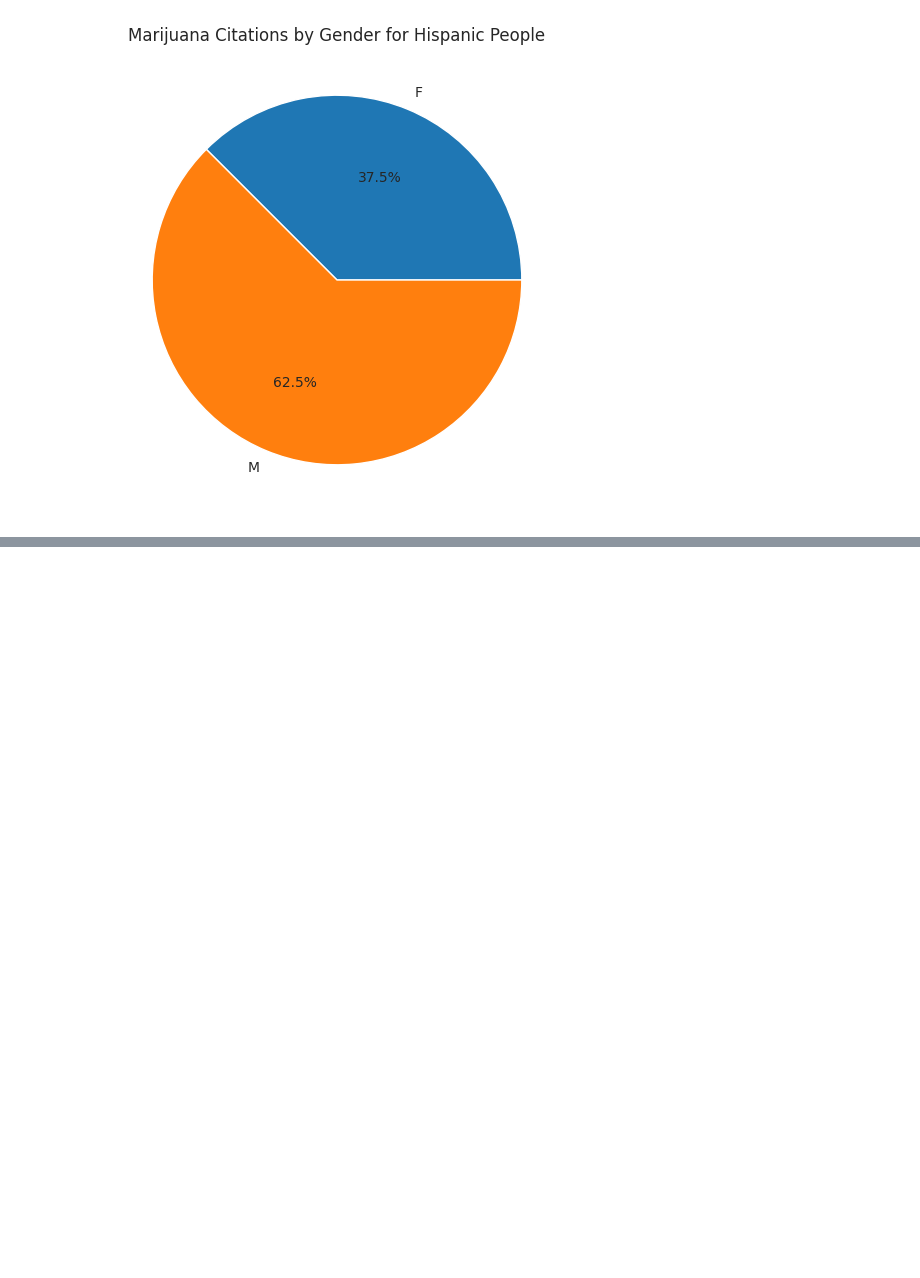
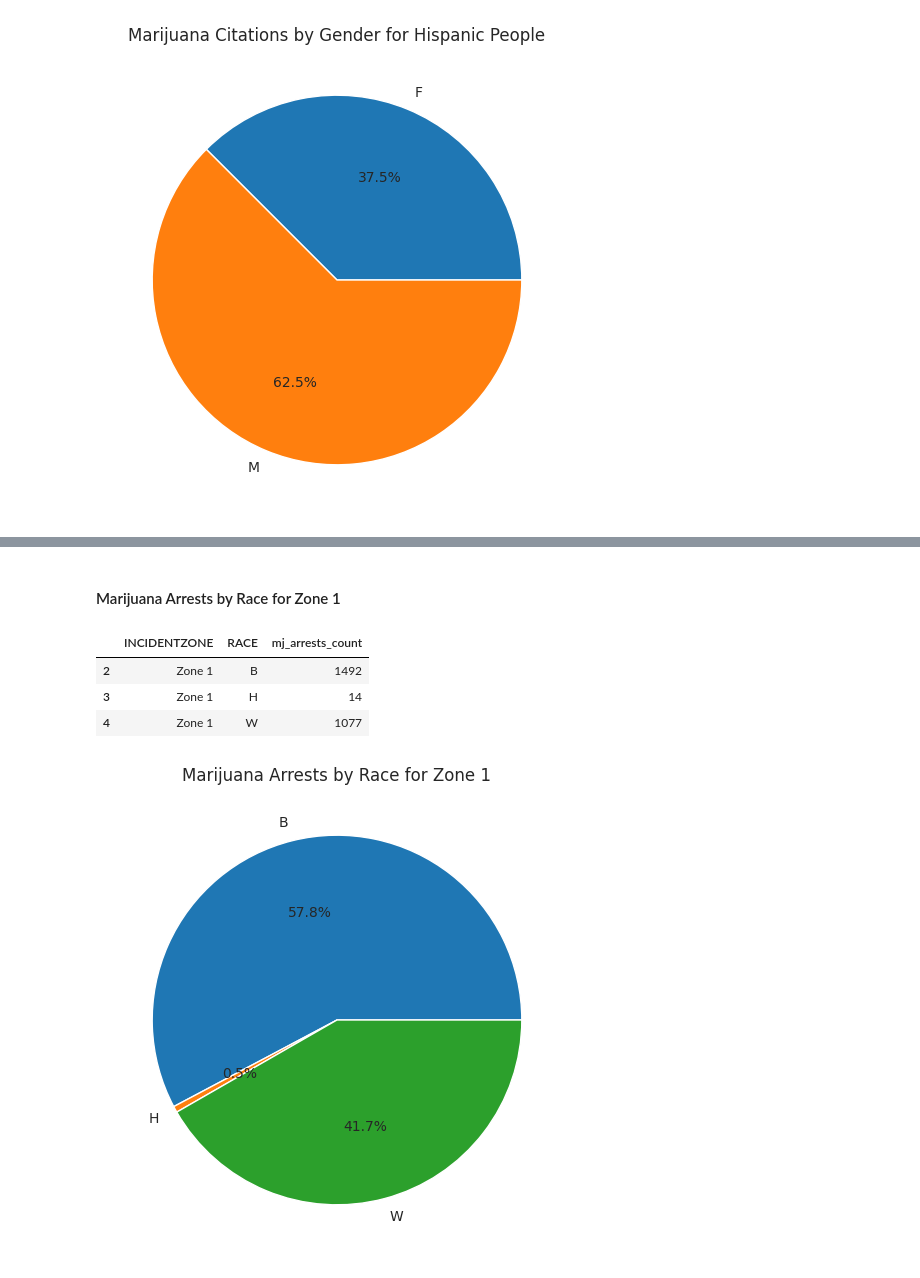
Before and after one commit to trailmarkerlib/policeProjectPythonWorkshop, a Jupyter notebook: python_workshop_marijuana_arrests_vs_citations.ipynb, the cells around one changed output, grey strips where cells are left out. Saved outputs shown, nothing was run; the diff lists cells and outputs as text; code cells hidden in the pictures; blank space fills up the shorter version.

```diff
--- a/python_workshop_marijuana_arrests_vs_citations.ipynb
+++ b/python_workshop_marijuana_arrests_vs_citations.ipynb
@@ -1021,0 +1026,4 @@ plt.show()
+# %%
+arrests_by_zone_by_race = mj_arr_df2.groupby(['INCIDENTZONE', 'RACE']).\
+            aggregate(mj_arrests_count = ('OFFENSES', 'count')).\
+            reset_index().copy()
@@ -1021,0 +1077,20 @@ plt.show()
+# %% [markdown]
+#### Marijuana Arrests by Race for Zone 1
+# %%
+arrests_by_race_zone1 = arrests_by_zone_by_race.loc[arrests_by_zone_by_race['INCIDENTZONE'] == 'Zone 1'].copy()
+# %%
+arrests_by_race_zone1
+# %% [output]
+|  | INCIDENTZONE | RACE | mj_arrests_count |
+| 2 | Zone 1 | B | 1492 |
+| 3 | Zone 1 | H | 14 |
+| 4 | Zone 1 | W | 1077 |
+# %%
+sns.set_style("whitegrid")
+plt.figure(figsize=(6,6))
+plt.pie(arrests_by_race_zone1['mj_arrests_count'], labels=arrests_by_race_zone1['RACE'], autopct='%1.1f%%')
+plt.title('Marijuana Arrests by Race for Zone 1')
+plt.savefig('Marijuana_arrests_by_race_zone1.png')
+plt.show()
+# %% [output]
+[figure, added]
```
Also changed, not shown: parts of 11 cells of this notebook.
